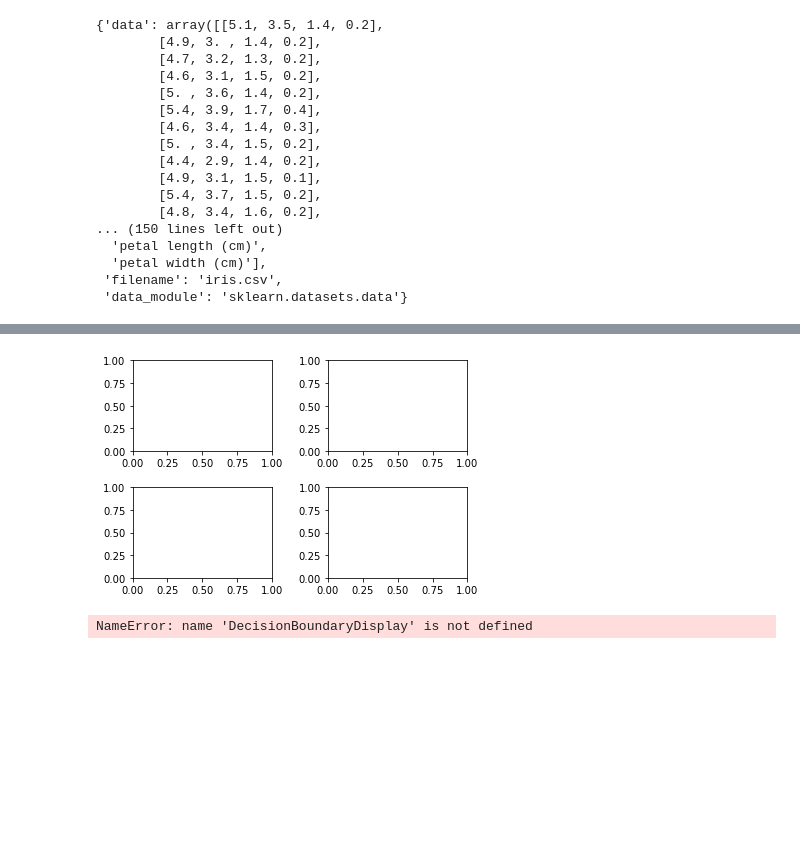
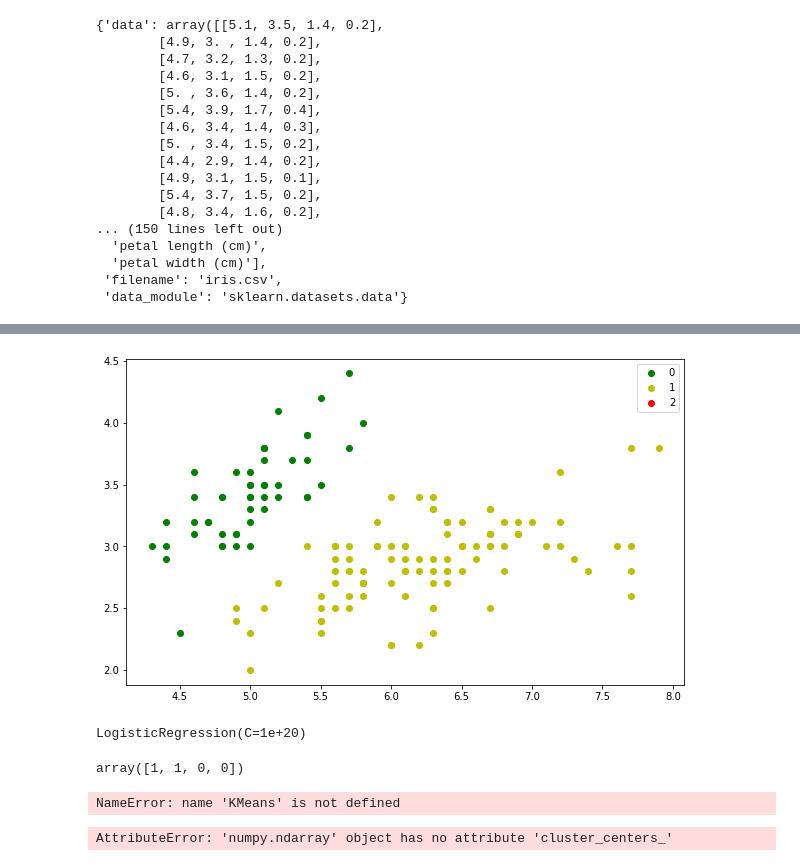
Before and after one commit to LaurenceAndraud/Les_mod-les_dans_tous_leurs_-tats, a Jupyter notebook: Tutoriel 1 - dataset iris.ipynb, the cells around one changed output, grey strips where cells are left out. Saved outputs shown, nothing was run; the diff lists cells and outputs as text; code cells hidden in the pictures; blank space fills up the shorter version.

```diff
--- a/Tutoriel 1 - dataset iris.ipynb
+++ b/Tutoriel 1 - dataset iris.ipynb
@@ -34,3 +72,3 @@ iris
 # %%
-X = iris.data[:, :2]
-y = iris.target
+#X = iris.data[:, :2]
+#y = (iris.target !=0) * 1
@@ -53,27 +75,16 @@ titles = (
-# %%
-fig, sub = plt.subplots(2, 2)
-plt.subplots_adjust(wspace=0.4, hspace=0.4)
-# %% [output]
-[figure, removed]
-# %%
-X0, X1 = X[:, 0], X[:, 1]
-
-for clf, title, ax in zip(models, titles, sub.flatten()):
-    disp = DecisionBoundaryDisplay.from_estimator(
-        clf,
-        X,
-        response_method="predict",
-        cmap=plt.cm.coolwarm,
-        alpha=0.8,
-        ax=ax,
-        xlabel=iris.feature_names[0],
-        ylabel=iris.feature_names[1],
-    )
-    ax.scatter(X0, X1, c=y, cmap=plt.cm.coolwarm, s=20, edgecolors="k")
-    ax.set_xticks(())
-    ax.set_yticks(())
-    ax.set_title(title)
-
-plt.show()
-# %% [output]
-NameError: name 'DecisionBoundaryDisplay' is not defined
+# %%
+# Visualize data
+plt.figure(figsize=(10, 6))
+plt.scatter(X[y == 0][:, 0], X[y == 0][:, 1], color='g', label='0')
+plt.scatter(X[y == 1][:, 0], X[y == 1][:, 1], color='y', label='1')
+plt.scatter(X[y == 2][:, 0], X[y == 2][:, 1], color='r', label='2')
+plt.legend();
+# %% [output]
+[figure, added]
+# %%
+from sklearn.linear_model import LogisticRegression
+
+model = LogisticRegression(C=1e20)
+model.fit(X,y)
+# %% [output]
+LogisticRegression(C=1e+20)
@@ -79,0 +98,16 @@ NameError: name 'DecisionBoundaryDisplay' is not defined
+# %%
+model.predict(Iries_To_Predict)
+# %% [output]
+array([1, 1, 0, 0])
+# %%
+model = KMeans(n_clusters=3)
+model.fit(X)
+model.predict(X)
+plt.scatter(X[:,0], X[:,1], c=model.predict(X))
+plt.scatter(model.cluster_centers_[:,0], model.cluster_centers_[:,1], c='r')
+# %% [output]
+NameError: name 'KMeans' is not defined
+# %%
+plt.scatter(iris.cluster_centers_[:, 0], iris.cluster_centers_[:, 1], s=100, c='black')
+# %% [output]
+AttributeError: 'numpy.ndarray' object has no attribute 'cluster_centers_'
```
Also changed, not shown: parts of 12 cells of this notebook, 1 other file.
